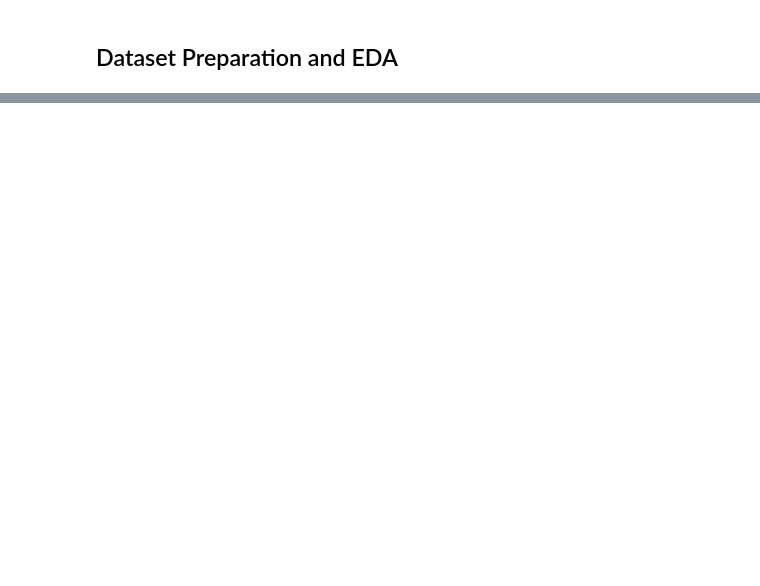
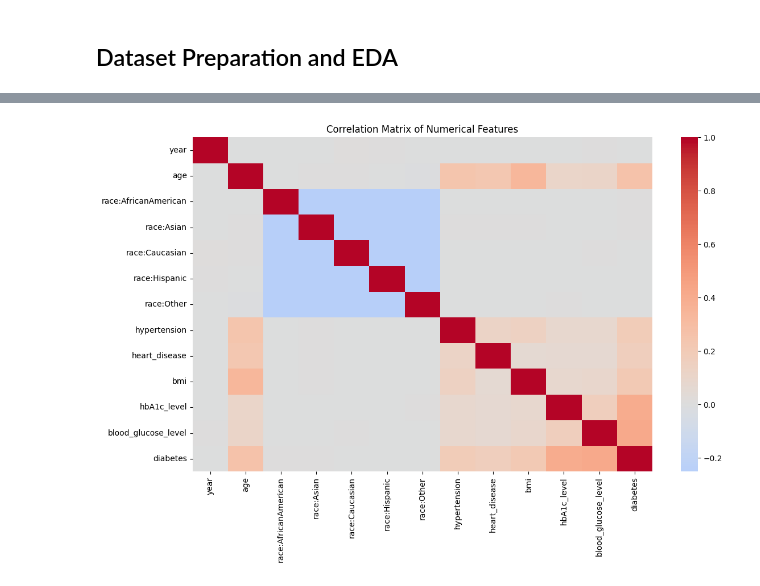
Before and after one commit to chiraga581/2025AC05139-ML-Assignment-2, a Jupyter notebook: 01_Data_Preparation.ipynb, the cells around one changed output, grey strips where cells are left out. Saved outputs shown, nothing was run; the diff lists cells and outputs as text; code cells hidden in the pictures; blank space fills up the shorter version.

```diff
--- a/01_Data_Preparation.ipynb
+++ b/01_Data_Preparation.ipynb
@@ -39,0 +168,12 @@ FileNotFoundError: [Errno 2] No such file or directory: '/Users/chiragarora/Desk
+# %%
+plt.figure(figsize=(12, 8))
+
+corr_matrix = df[numerical_features + [target_column]].corr()
+
+sns.heatmap(corr_matrix, cmap="coolwarm", center=0)
+
+plt.title("Correlation Matrix of Numerical Features")
+plt.tight_layout()
+plt.show()
+# %% [output]
+[figure, added]
```
Also changed, not shown: parts of 13 cells of this notebook, 1 other file.
